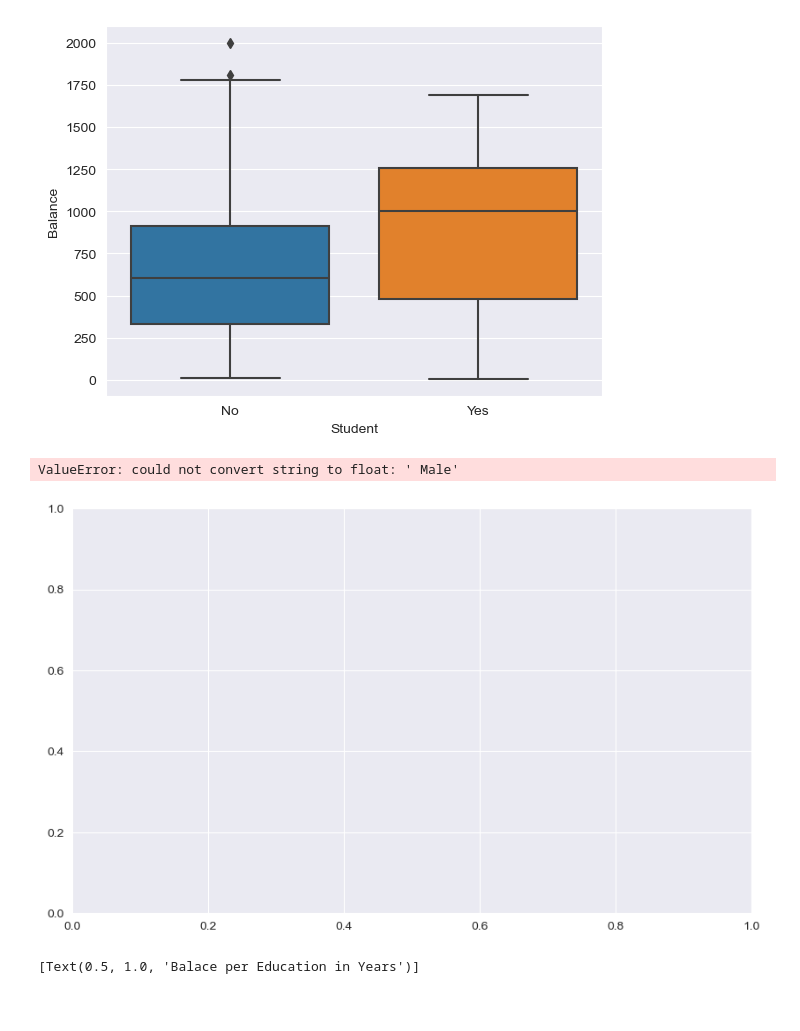
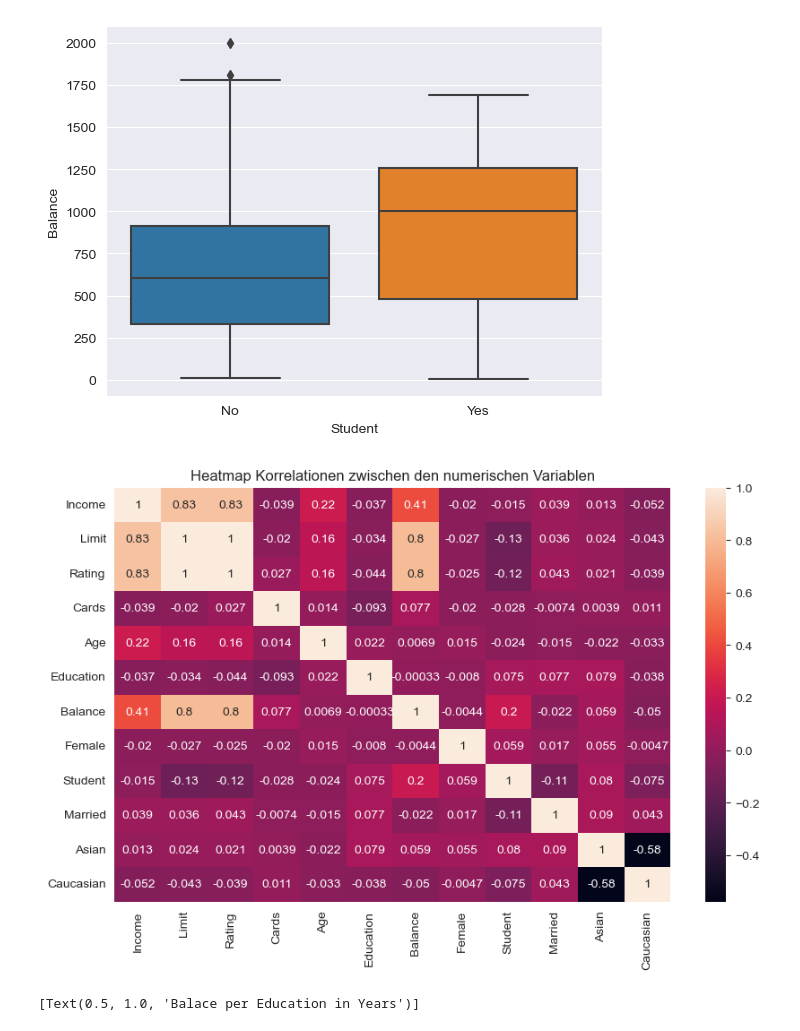
Before and after one commit to geoclaudsch/DASC-2024, a Jupyter notebook: VL_02-EDA/task/uebung2.ipynb, the cells around one changed output. Cells and saved outputs as stored; diff of their text form; code cells hidden in the pictures; blank space fills up the shorter version.

```diff
--- a/VL_02-EDA/task/uebung2.ipynb
+++ b/VL_02-EDA/task/uebung2.ipynb
@@ -93,14 +95,32 @@ sns.boxplot(y='Balance',x='Student',data=df)
 <Axes: xlabel='Student', ylabel='Balance'>
 [figure]
 # %%
+def dummies(x,df):
+    temp = pd.get_dummies(df[x], drop_first = True)
+    df = pd.concat([df, temp], axis = 1)
+    df.drop([x], axis = 1, inplace = True)
+    return df
+
+df = dummies('Gender',df)
+df = dummies('Student',df)
+df = df.rename(columns={"Yes": "Student"})
+df = dummies('Married',df)
+df = df.rename(columns={"Yes": "Married"})
+df = dummies('Ethnicity',df)
+
+df["Female"] = df["Female"].astype(int)
+df["Student"] = df["Student"].astype(int)
+df["Married"] = df["Married"].astype(int)
+df["Asian"] = df["Asian"].astype(int)
+df["Caucasian"] = df["Caucasian"].astype(int)
+
 fig_dims = (10, 6)
 fig, ax = plt.subplots(figsize=fig_dims)
 sns.heatmap(df.corr(),annot=True,ax=ax)
 plt.title("Heatmap Korrelationen zwischen den numerischen Variablen",fontsize=12)
 plt.show()
 # %% [output]
-ValueError: could not convert string to float: ' Male'
-[figure, old version]
+[figure, new version]
 # %%
 g = sns.boxplot(y='Balance',x='Education',data=df)
 g.set(title = 'Balace per Education in Years')
```
Also changed, not shown: parts of 28 cells of this notebook.
